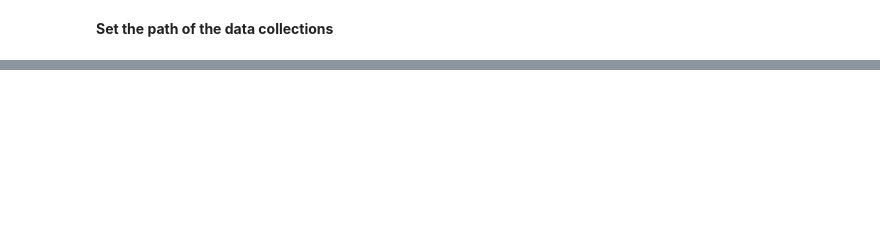
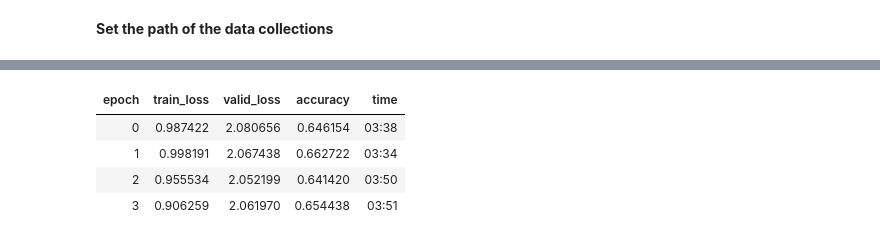
Before and after one commit to unt-iialab/medical-concept-normalization, a Jupyter notebook: Experiment_ask/fine_tuning/pubmed/askApatient_folder0_pubmed.ipynb, the cells around one changed output, grey strips where cells are left out. Drawn from its saved outputs; the diff is of its cells as text; code cells hidden in the pictures; blank space fills up the shorter version.

```diff
--- a/Experiment_ask/fine_tuning/pubmed/askApatient_folder0_pubmed.ipynb
+++ b/Experiment_ask/fine_tuning/pubmed/askApatient_folder0_pubmed.ipynb
@@ -36,5 +54,5 @@ valid.head()
 # %%
 # testing data set
 
-testing = pd.read_csv(path/"AskAPatient.fold-0.testing.csv",header=None)
+test = pd.read_csv(path/"AskAPatient.fold-0.test.csv",header=None)
 testing.head()
@@ -41,7 +66,7 @@ testing.head()
 # %%
 # Creating DataBunch for language modelling
 
-data_lm = TextLMDataBunch.from_csv(path, 'fine-tuning_language_model_cadec_data.csv')
+data_lm = TextLMDataBunch.from_csv(path, 'fine-tuning_language_model_pubmed_data.csv')
 # %%
 # Creating DataBunch for classification
 
@@ -97,0 +182,8 @@ learn.fit_one_cycle(4, slice(2e-3/100, 2e-3))
+# %%
+learn.fit_one_cycle(4, slice(2e-3/100, 2e-3))
+# %% [output]
+| epoch | train_loss | valid_loss | accuracy | time |
+| 0 | 0.987422 | 2.080656 | 0.646154 | 03:38 |
+| 1 | 0.998191 | 2.067438 | 0.662722 | 03:34 |
+| 2 | 0.955534 | 2.052199 | 0.641420 | 03:50 |
+| 3 | 0.906259 | 2.061970 | 0.654438 | 03:51 |
```
Also changed, not shown: parts of 23 cells of this notebook.
